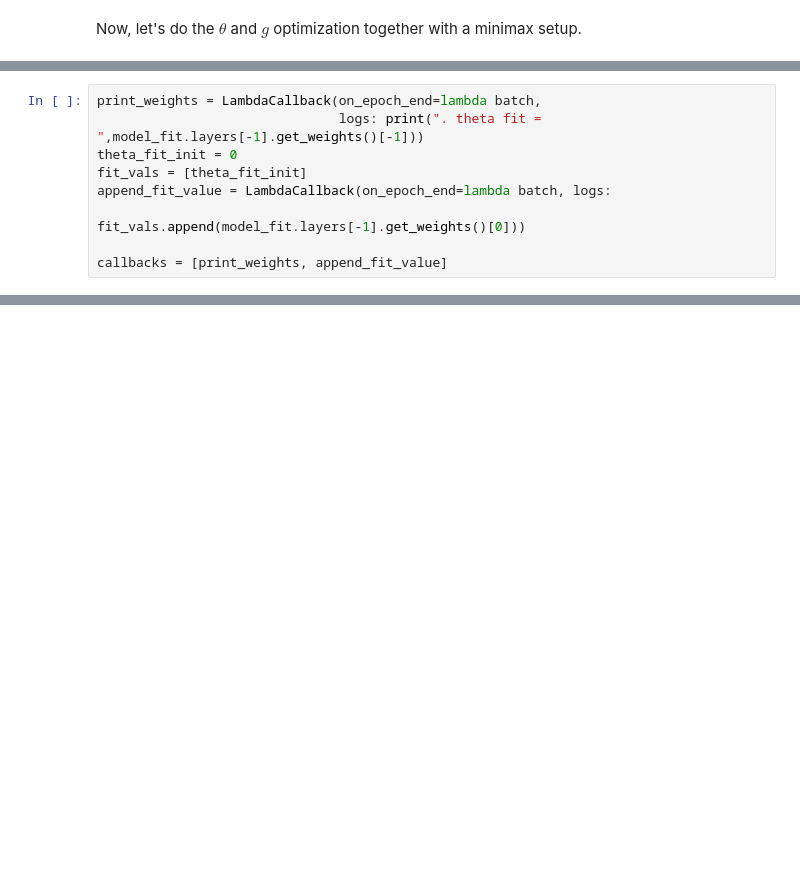
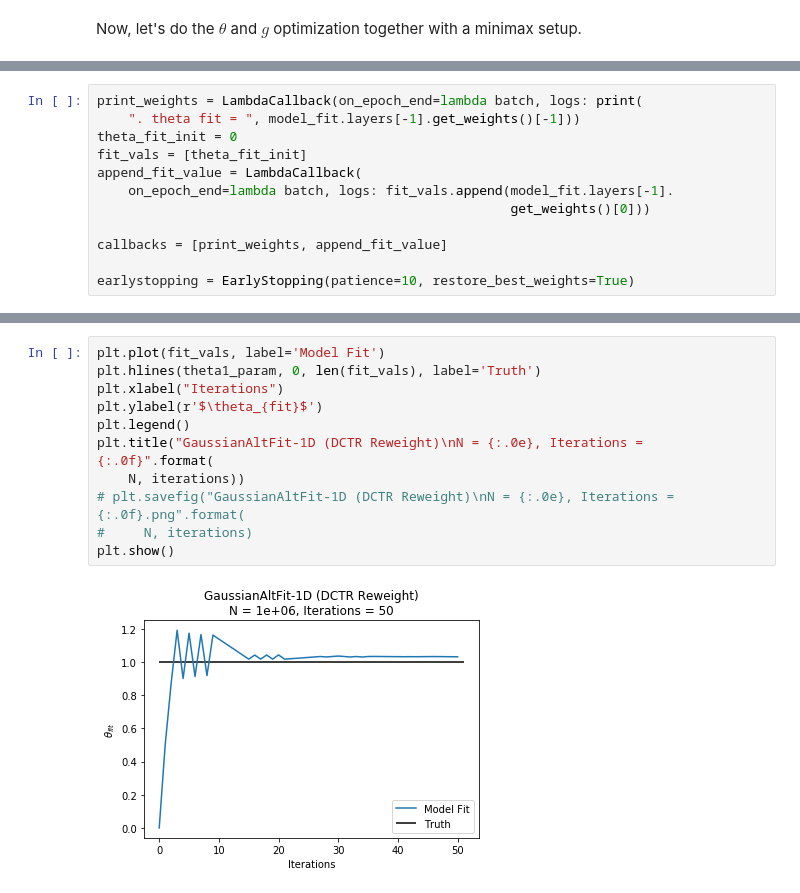
Before and after one commit to hep-lbdl/SRGN, a Jupyter notebook: GaussianExamples/GaussianAltFit-Original(1D).ipynb, the cells around one changed output, grey strips where cells are left out. Saved outputs shown, nothing was run; the diff lists cells and outputs as text; blank space fills up the shorter version.

```diff
--- a/GaussianExamples/GaussianAltFit-Original(1D).ipynb
+++ b/GaussianExamples/GaussianAltFit-Original(1D).ipynb
@@ -316,10 +346,13 @@ Now, let's do the $\theta$ and $g$ optimization together with a minimax setup.
 # %%
-print_weights = LambdaCallback(on_epoch_end=lambda batch,
-                               logs: print(". theta fit = ",model_fit.layers[-1].get_weights()[-1]))
+print_weights = LambdaCallback(on_epoch_end=lambda batch, logs: print(
+    ". theta fit = ", model_fit.layers[-1].get_weights()[-1]))
 theta_fit_init = 0
 fit_vals = [theta_fit_init]
-append_fit_value = LambdaCallback(on_epoch_end=lambda batch, logs:
-                                               fit_vals.append(model_fit.layers[-1].get_weights()[0]))
+append_fit_value = LambdaCallback(
+    on_epoch_end=lambda batch, logs: fit_vals.append(model_fit.layers[-1].
+                                                     get_weights()[0]))
 
 callbacks = [print_weights, append_fit_value]
+
+earlystopping = EarlyStopping(patience=10, restore_best_weights=True)
 # %%
@@ -425,0 +534,13 @@ Epoch 1/1
+# %%
+plt.plot(fit_vals, label='Model Fit')
+plt.hlines(theta1_param, 0, len(fit_vals), label='Truth')
+plt.xlabel("Iterations")
+plt.ylabel(r'$\theta_{fit}$')
+plt.legend()
+plt.title("GaussianAltFit-1D (DCTR Reweight)\nN = {:.0e}, Iterations = {:.0f}".format(
+    N, iterations))
+# plt.savefig("GaussianAltFit-1D (DCTR Reweight)\nN = {:.0e}, Iterations = {:.0f}.png".format(
+#     N, iterations)
+plt.show()
+# %% [output]
+[figure, added]
```
Also changed, not shown: parts of 29 cells of this notebook, 2 other files.
